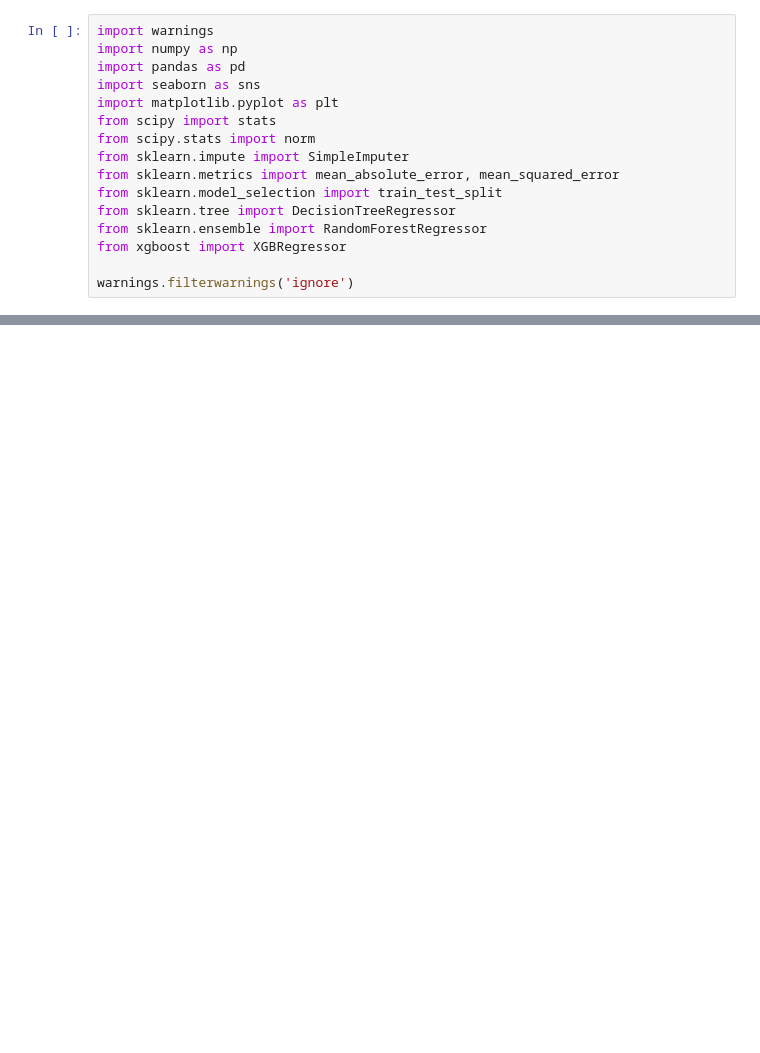
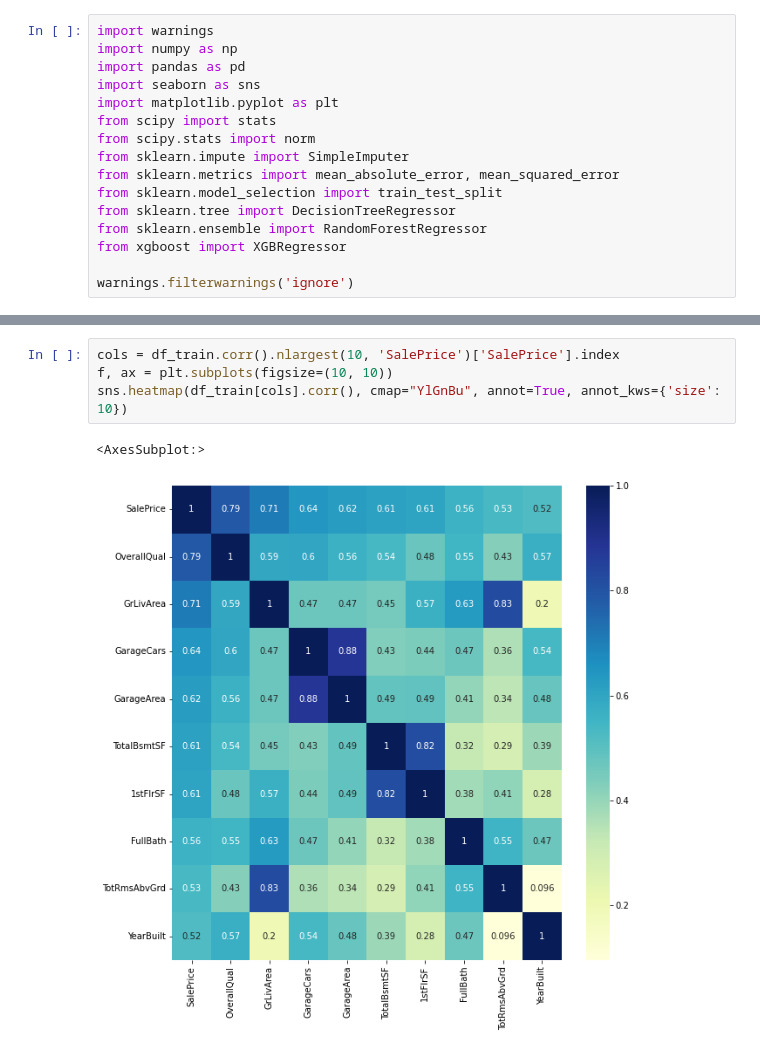
Before and after one commit to savrgg/kaggle_experiments, a Jupyter notebook: house_prediction/eda.ipynb, the cells around one changed output, grey strips where cells are left out. Drawn from its saved outputs; the diff is of its cells as text; blank space fills up the shorter version.

```diff
--- a/house_prediction/eda.ipynb
+++ b/house_prediction/eda.ipynb
@@ -26,0 +33,7 @@ FileNotFoundError: [Errno 2] No such file or directory: 'house_prediction/data/t
+# %%
+cols = df_train.corr().nlargest(10, 'SalePrice')['SalePrice'].index
+f, ax = plt.subplots(figsize=(10, 10))
+sns.heatmap(df_train[cols].corr(), cmap="YlGnBu", annot=True, annot_kws={'size': 10})
+# %% [output]
+<AxesSubplot:>
+[figure, added]
```
Also changed, not shown: parts of 25 cells of this notebook.
